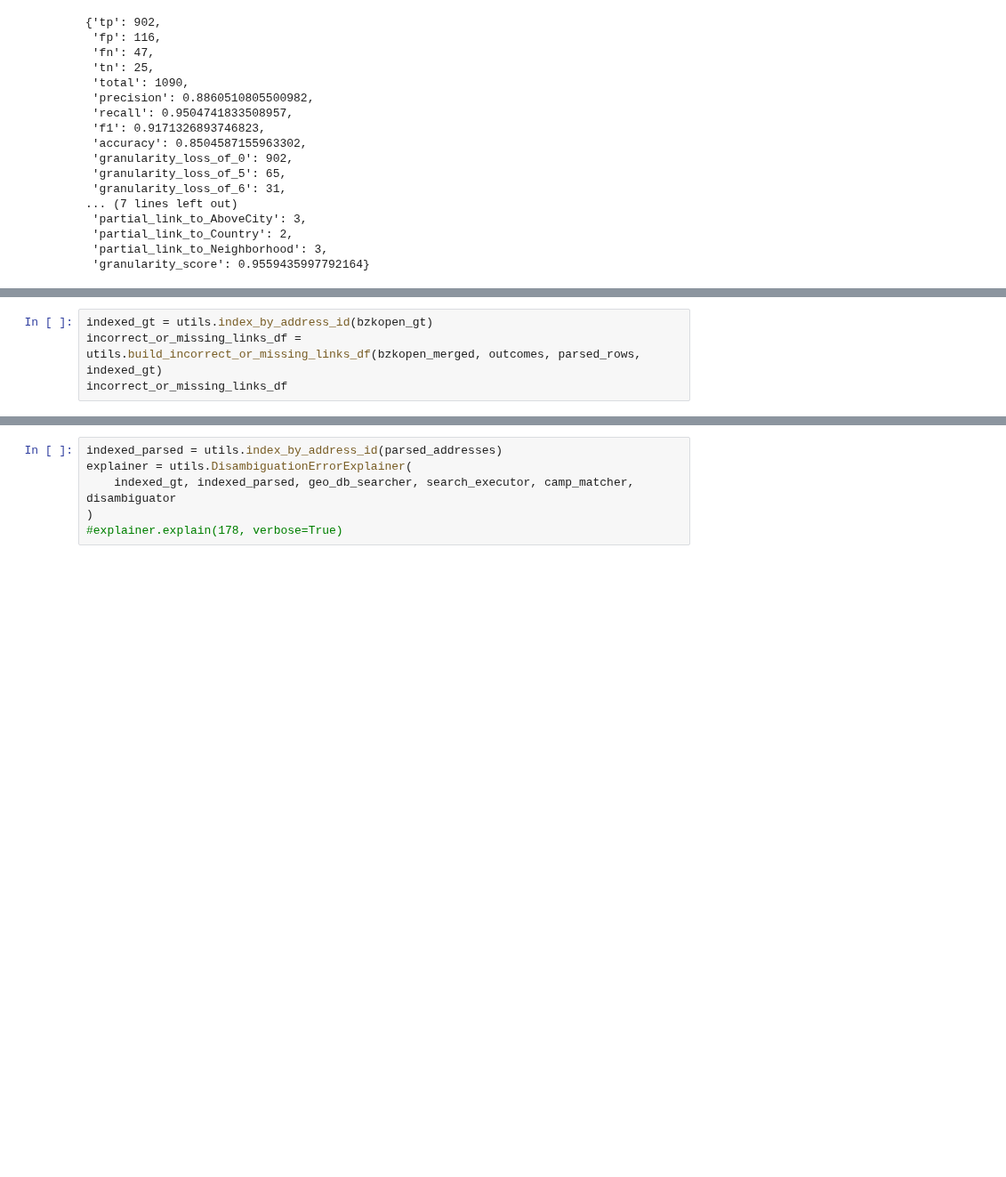
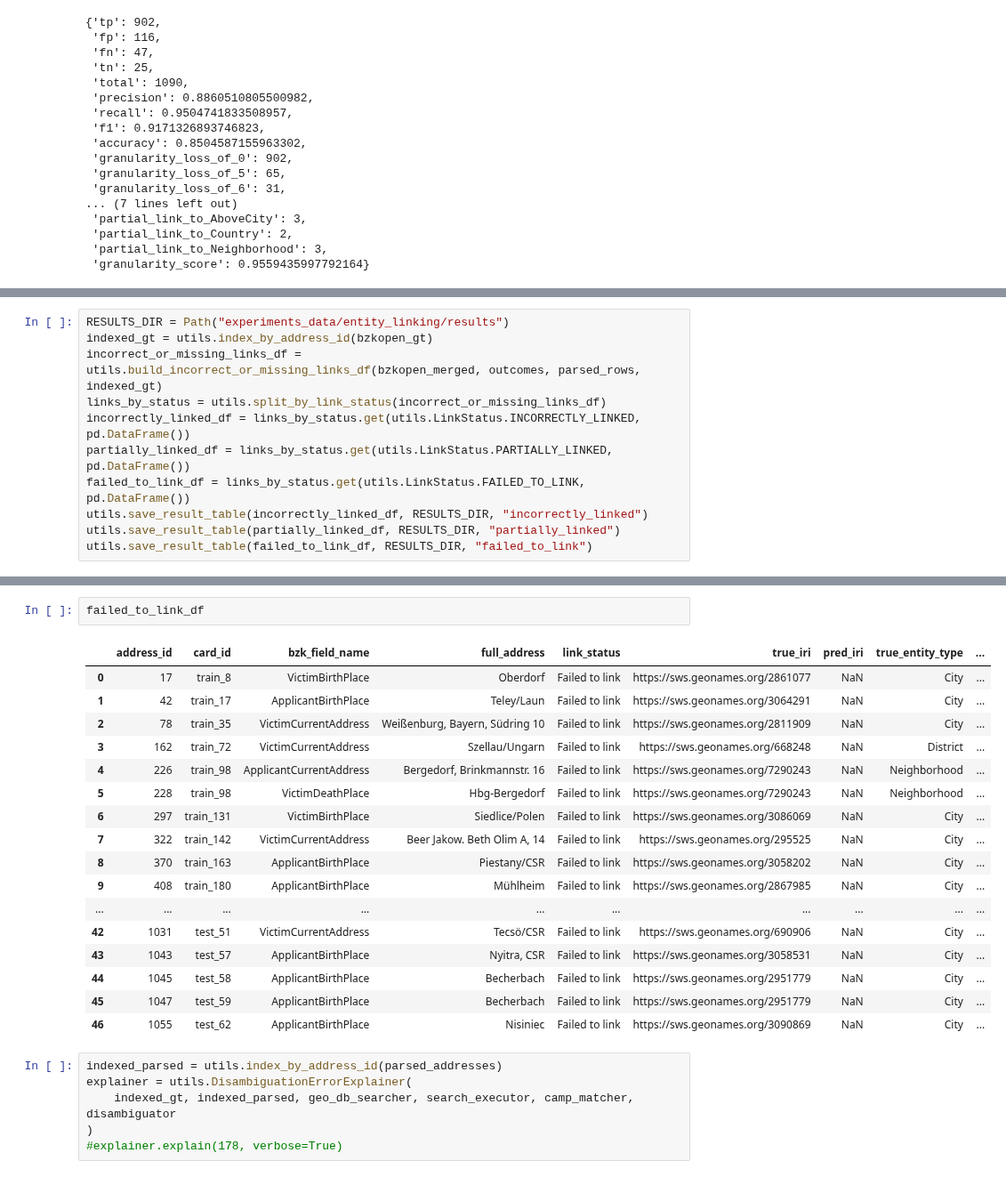
Before and after one commit to ISE-FIZKarlsruhe/bzk-address-parsing, a Jupyter notebook: entity_linking.ipynb, the cells around one changed output, grey strips where cells are left out. Shown at 89% size. Cells and saved outputs as stored; diff of their text form; blank space fills up the shorter version.

Commit message:
Changes to result presentation

```diff
--- a/entity_linking.ipynb
+++ b/entity_linking.ipynb
@@ -210,7 +211,14 @@ Legend:
  - 'Not a location' means the predicted raw value does not contain any location that can be linked (e.g. Deportation)
 [figure]
 # %%
+RESULTS_DIR = Path("experiments_data/entity_linking/results")
 indexed_gt = utils.index_by_address_id(bzkopen_gt)
 incorrect_or_missing_links_df = utils.build_incorrect_or_missing_links_df(bzkopen_merged, outcomes, parsed_rows, indexed_gt)
-incorrect_or_missing_links_df
+links_by_status = utils.split_by_link_status(incorrect_or_missing_links_df)
+incorrectly_linked_df = links_by_status.get(utils.LinkStatus.INCORRECTLY_LINKED, pd.DataFrame())
+partially_linked_df = links_by_status.get(utils.LinkStatus.PARTIALLY_LINKED, pd.DataFrame())
+failed_to_link_df = links_by_status.get(utils.LinkStatus.FAILED_TO_LINK, pd.DataFrame())
+utils.save_result_table(incorrectly_linked_df, RESULTS_DIR, "incorrectly_linked")
+utils.save_result_table(partially_linked_df, RESULTS_DIR, "partially_linked")
+utils.save_result_table(failed_to_link_df, RESULTS_DIR, "failed_to_link")
 # %% [output]
@@ -230,3 +264,23 @@ incorrect_or_missing_links_df
+# %%
+failed_to_link_df
+# %% [output]
+|  | address_id | card_id | bzk_field_name | full_address | link_status | true_iri | pred_iri | true_entity_type | ... |
+| 0 | 17 | train_8 | VictimBirthPlace | Oberdorf | Failed to link | https://sws.geonames.org/2861077 | NaN | City | ... |
+| 1 | 42 | train_17 | ApplicantBirthPlace | Teley/Laun | Failed to link | https://sws.geonames.org/3064291 | NaN | City | ... |
+| 2 | 78 | train_35 | VictimCurrentAddress | Weißenburg, Bayern, Südring 10 | Failed to link | https://sws.geonames.org/2811909 | NaN | City | ... |
+| 3 | 162 | train_72 | VictimCurrentAddress | Szellau/Ungarn | Failed to link | https://sws.geonames.org/668248 | NaN | District | ... |
+| 4 | 226 | train_98 | ApplicantCurrentAddress | Bergedorf, Brinkmannstr. 16 | Failed to link | https://sws.geonames.org/7290243 | NaN | Neighborhood | ... |
+| 5 | 228 | train_98 | VictimDeathPlace | Hbg-Bergedorf | Failed to link | https://sws.geonames.org/7290243 | NaN | Neighborhood | ... |
+| 6 | 297 | train_131 | VictimBirthPlace | Siedlice/Polen | Failed to link | https://sws.geonames.org/3086069 | NaN | City | ... |
+| 7 | 322 | train_142 | VictimCurrentAddress | Beer Jakow. Beth Olim A, 14 | Failed to link | https://sws.geonames.org/295525 | NaN | City | ... |
+| 8 | 370 | train_163 | ApplicantBirthPlace | Piestany/CSR | Failed to link | https://sws.geonames.org/3058202 | NaN | City | ... |
+| 9 | 408 | train_180 | ApplicantBirthPlace | Mühlheim | Failed to link | https://sws.geonames.org/2867985 | NaN | City | ... |
+| ... | ... | ... | ... | ... | ... | ... | ... | ... | ... |
+| 42 | 1031 | test_51 | VictimCurrentAddress | Tecsö/CSR | Failed to link | https://sws.geonames.org/690906 | NaN | City | ... |
+| 43 | 1043 | test_57 | ApplicantBirthPlace | Nyitra, CSR | Failed to link | https://sws.geonames.org/3058531 | NaN | City | ... |
+| 44 | 1045 | test_58 | ApplicantBirthPlace | Becherbach | Failed to link | https://sws.geonames.org/2951779 | NaN | City | ... |
+| 45 | 1047 | test_59 | ApplicantBirthPlace | Becherbach | Failed to link | https://sws.geonames.org/2951779 | NaN | City | ... |
+| 46 | 1055 | test_62 | ApplicantBirthPlace | Nisiniec | Failed to link | https://sws.geonames.org/3090869 | NaN | City | ... |
 # %%
 indexed_parsed = utils.index_by_address_id(parsed_addresses)
 explainer = utils.DisambiguationErrorExplainer(
```
Also changed, not shown: parts of 7 cells of this notebook, 6 other files.
